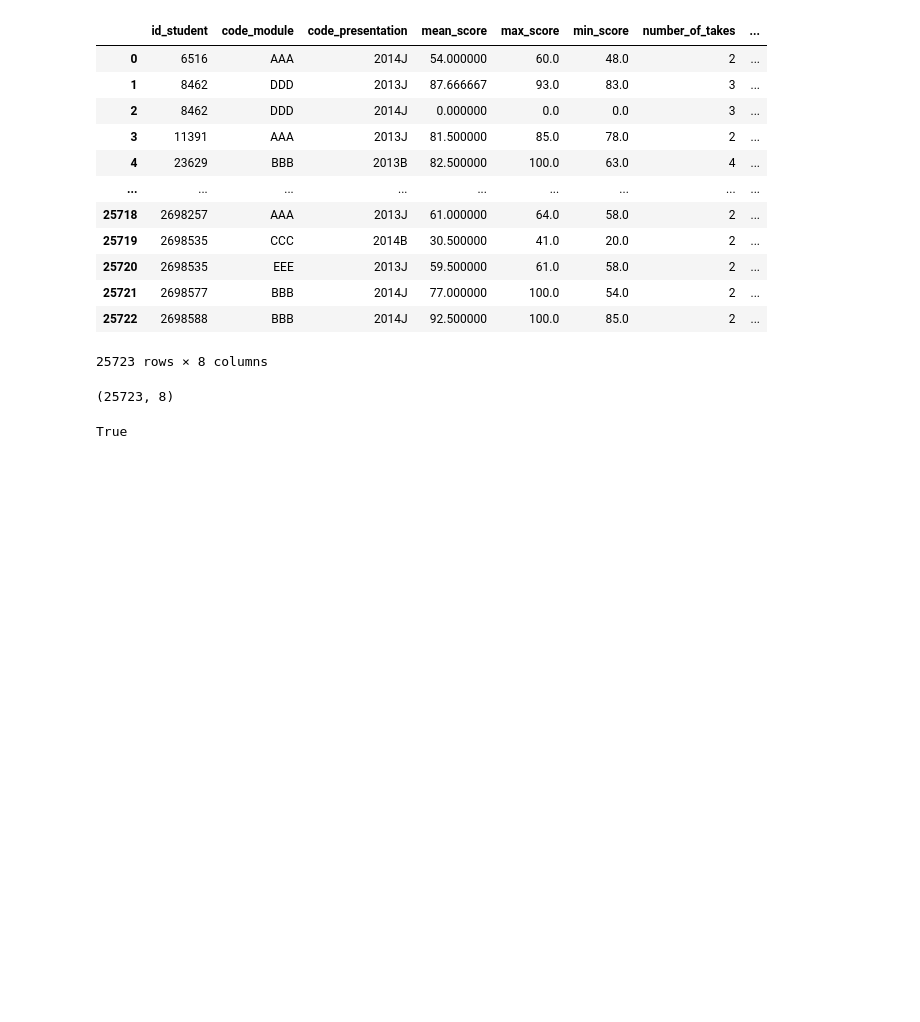
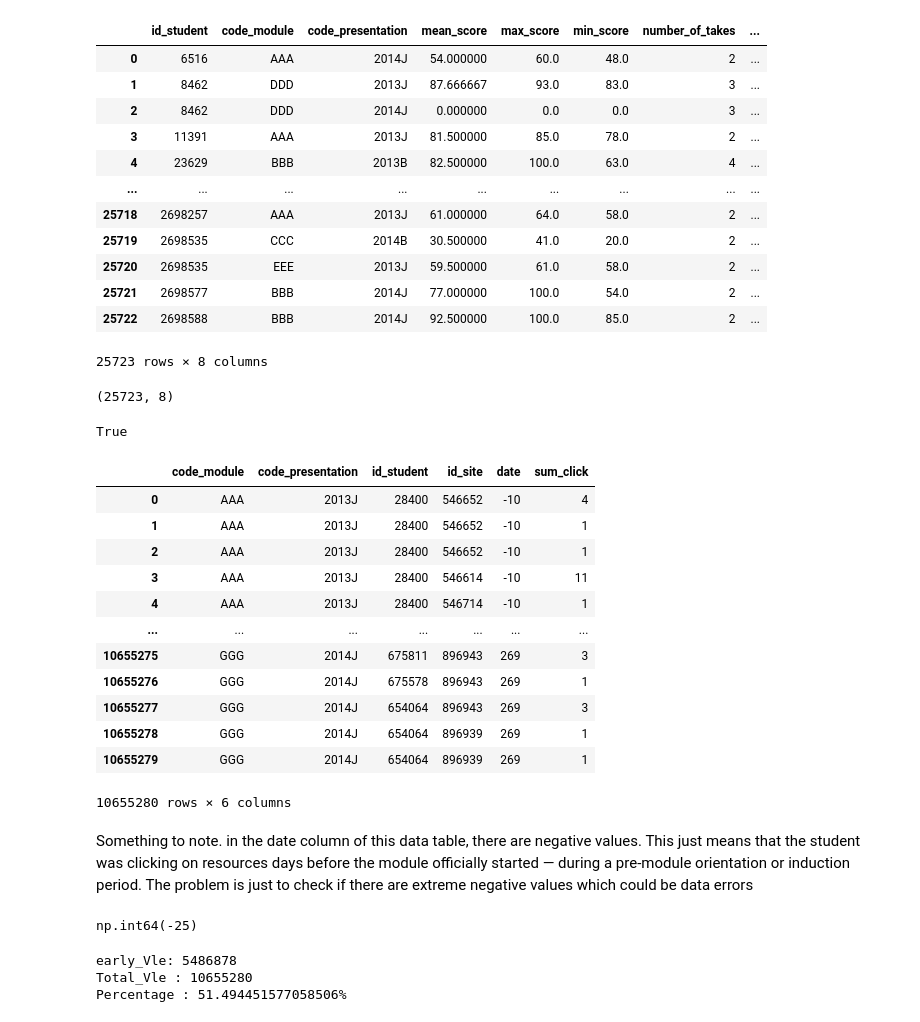
Before and after one commit to BrightTimothy/Student-performance-predictor, a Jupyter notebook: notebooks/Feature_engineering.ipynb, the cells around one changed output. Drawn from its saved outputs; the diff is of its cells as text; code cells hidden in the pictures; blank space fills up the shorter version.

Commit message:
Feature engineering completed on student_ Vle

```diff
--- a/notebooks/Feature_engineering.ipynb
+++ b/notebooks/Feature_engineering.ipynb
@@ -517,3 +517,25 @@ assessment_features.to_csv("../data/processed/assessment_features.csv", index =
 os.path.exists("../data/processed/assessment_features.csv")
 # %% [output]
 True
+# %%
+student_Vle
+# %% [output]
+|  | code_module | code_presentation | id_student | id_site | date | sum_click |
+| 0 | AAA | 2013J | 28400 | 546652 | -10 | 4 |
+| 1 | AAA | 2013J | 28400 | 546652 | -10 | 1 |
+| 2 | AAA | 2013J | 28400 | 546652 | -10 | 1 |
+| 3 | AAA | 2013J | 28400 | 546614 | -10 | 11 |
+| 4 | AAA | 2013J | 28400 | 546714 | -10 | 1 |
+| ... | ... | ... | ... | ... | ... | ... |
+| 10655275 | GGG | 2014J | 675811 | 896943 | 269 | 3 |
+| 10655276 | GGG | 2014J | 675578 | 896943 | 269 | 1 |
+| 10655277 | GGG | 2014J | 654064 | 896943 | 269 | 3 |
+| 10655278 | GGG | 2014J | 654064 | 896939 | 269 | 1 |
+| 10655279 | GGG | 2014J | 654064 | 896939 | 269 | 1 |
+10655280 rows × 6 columns
+# %% [markdown]
+Something to note. in the date column of this data table, there are negative values. This just means that the student was clicking on resources days before the module officially started — during a pre-module orientation or induction period. The problem is just to check if there are extreme negative values which could be data errors
+# %%
+student_Vle["date"].min()
+# %% [output]
+np.int64(-25)
@@ -519,0 +544,8 @@ True
+# %%
+print(f"early_Vle: {len(early_Vle)}")
+print(f"Total_Vle : {len(student_Vle)}")
+print(f"Percentage : {len(early_Vle)/ len(student_Vle) * 100}%")
+# %% [output]
+early_Vle: 5486878
+Total_Vle : 10655280
+Percentage : 51.494451577058506%
```
Also changed, not shown: parts of 9 cells of this notebook.
